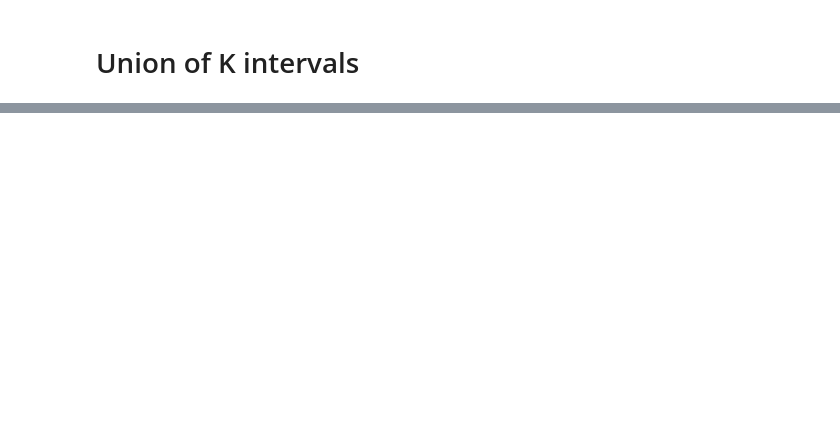
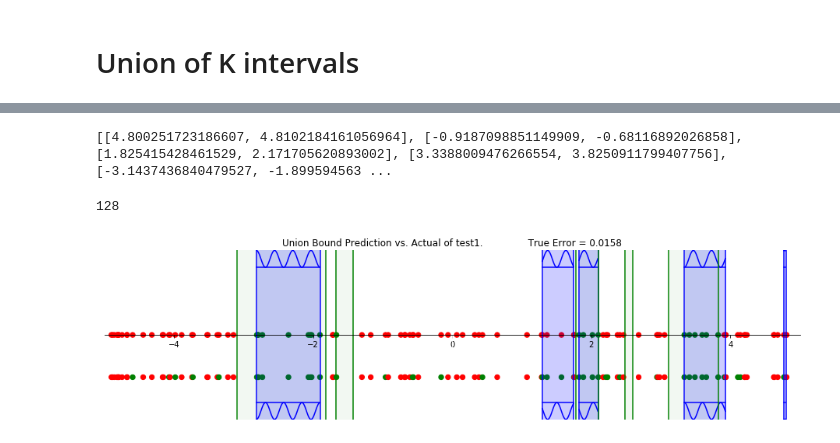
Before and after one commit to CLARKBENHAM/side_projects, a Jupyter notebook: CS6501/Presentation on Pac Learning in the Presence of One-sided Classification Noise.ipynb, the cells around one changed output, grey strips where cells are left out. Cells and saved outputs as stored; diff of their text form; code cells hidden in the pictures; blank space fills up the shorter version.

```diff
--- a/CS6501/Presentation on Pac Learning in the Presence of One-sided Classification Noise.ipynb
+++ b/CS6501/Presentation on Pac Learning in the Presence of One-sided Classification Noise.ipynb
@@ -124,14 +126,72 @@ class union_interval:
     def omega_m(self):
         return int((self.k*2-1)/(self.ep*(1 - self.noise)))
 # %%
-# test1 = union_interval(k = 5, noise = 0.3, const_w = True)
-# test1.sample(m = 1000)
-# # test1.examples = np.delete(test1.examples, 0, 0)
-# est, permutes = test1.estimate_intervals()
-# tru = test1.intervals
-# # print(est, "\n\n", tru)
-# print(est, "\n\n")
-# test1.calc_error(est)
-# test1.theta_m()
-# test1.omega_m()
+#init test
+test1 = union_interval(k = 5, noise = 0.3, const_w = True)
+test1.sample(m = 100)
+# test1.examples = np.delete(test1.examples, 0, 0)
+est, permutes = test1.estimate_intervals()
+tru = test1.intervals
+# print(est, "\n\n", tru)
+print(est, "\n\n")
+test1.calc_error(est)
+test1.theta_m()
+test1.omega_m()
+# %% [output]
+[[4.800251723186607, 4.8102184161056964], [-0.9187098851149909, -0.68116892026858], [1.825415428461529, 2.171705620893002], [3.3388009476266554, 3.8250911799407756], [-3.1437436840479527, -1.899594563 ...
+128
+# %%
+from matplotlib import colors
+import matplotlib.transforms as mtransforms
+import math
+
+def plot_union(un_int, name = "test"):
+    fig = plt.figure(figsize = (16, 4))
+    ax = fig.add_subplot(1,1,1)
+    ax.spines['left'].set_position('center')
+    ax.spines['bottom'].set_position('center')
+    ax.spines['left'].set_color('white')
+    # Eliminate upper and right axes
+    ax.spines['right'].set_color('none')
+    ax.spines['top'].set_color('none')
+    # Show ticks in the left and lower axes only
+    ax.xaxis.set_ticks_position('bottom')
+    ax.get_yaxis().set_visible(False)
+    plt.xlim(un_int.space)
+    plt.ylim([-1,1])
+    clrs = un_int.examples[:,2]
+    wghts = un_int.examples[:,1]
+    xvals = un_int.examples[:,0]
+    cmap = colors.ListedColormap(['red', 'green'])
+    plt.scatter(xvals,[0]*len(xvals), s = wghts*200/un_int.k, c = clrs, cmap = cmap)#be better as bars not pnts
+    est_bnds, permutes = un_int.estimate_intervals()
+    error = un_int.calc_error(est_bnds)
+    plt.scatter(xvals,[-0.5]*len(xvals), s = wghts*200/un_int.k, c = permutes, cmap = cmap)#be better as bars not pnts
+    plt_bnds(est_bnds, ax, 'green', 0.2, est= True)
+    tru_bnds = un_int.intervals
+    plt_bnds(tru_bnds, ax, 'xkcd:lime', 0.05)
+    plt.title(f"Union Bound Prediction vs. Actual of {name}. \
+              True Error = {error/abs(un_int.space[0] - un_int.space[1]):.4f}")
+    plt.show()
+    return est_bnds, error, permutes
+
+def plt_bnds(tru_bnds, ax, clr, alpha = 0.1, est= False):
+    trans = mtransforms.blended_transform_factory(ax.transData, ax.transAxes)
+    for bnd in tru_bnds:
+        x = np.arange(bnd[0] - 0.000001, bnd[-1] + 0.000001, 0.01)
+        clr = 'g'
+        if est:
+            clr = "b"
+            plt.plot(x, [0.8]*len(x), c = clr)
+            plt.plot(x, np.sin(x*min(24, 24/abs(bnd[0] - bnd[-1]+0.01)))*0.1+0.9, c = clr)
+            plt.plot(x, [-0.8]*len(x), c = clr)
+            plt.plot(x, np.sin(x*min(24, 24/abs(bnd[0] - bnd[-1]+0.01)))*-0.1 - 0.9, c = clr)
+        plt.axvline(x=bnd[0], c = clr)
+        plt.axvline(x=bnd[-1], c = clr)
+        ax.fill_between(x, 0, 1, where= x >= bnd[0],
+                facecolor=clr, alpha=alpha, transform=trans)#x limited to values between bnds, fills between all valid pnts
+
+_, error, permutes = plot_union(test1, "test1")
+# %% [output]
+[figure, added]
 # %%
```
Also changed, not shown: parts of 3 cells of this notebook.
